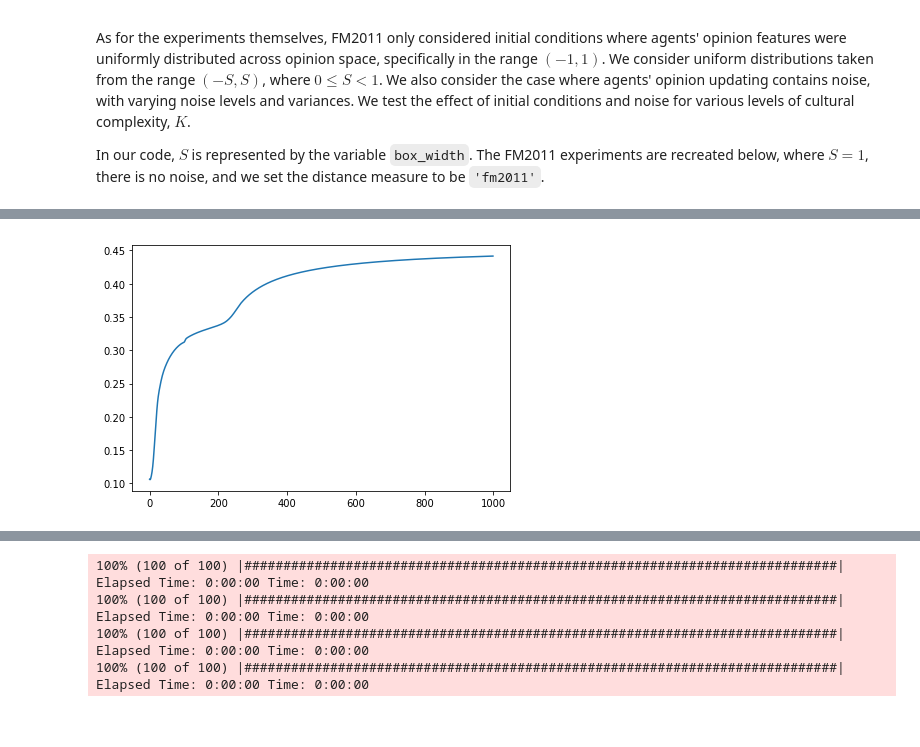
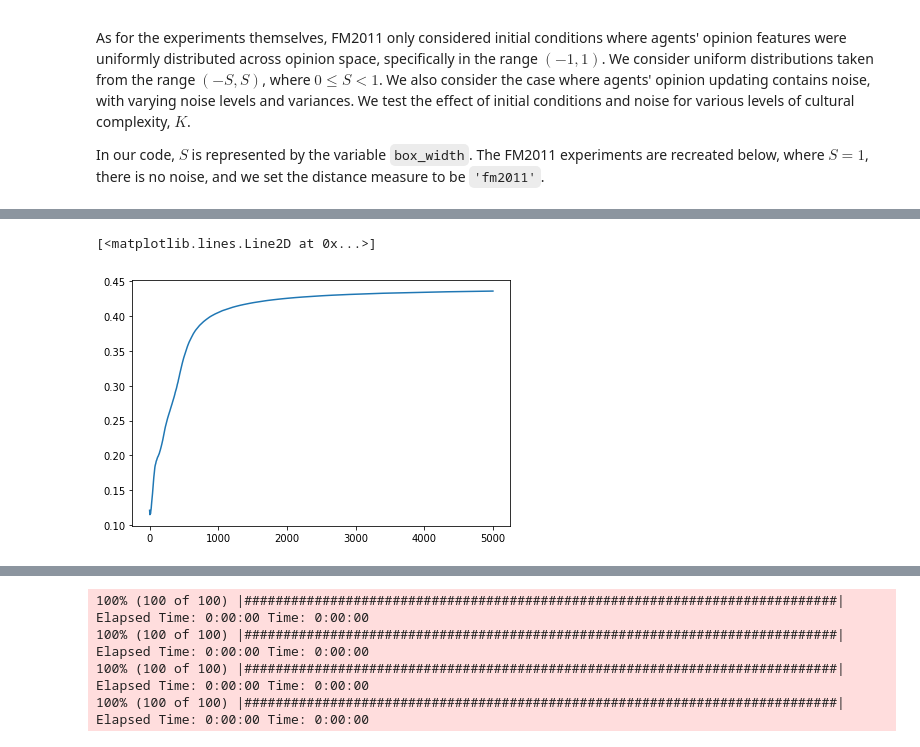
Before and after one commit to mt-digital/polarization, a Jupyter notebook: Experiment Examples.ipynb, the cells around one changed output, grey strips where cells are left out. Drawn from its saved outputs; the diff is of its cells as text; code cells hidden in the pictures.

```diff
--- a/Experiment Examples.ipynb
+++ b/Experiment Examples.ipynb
@@ -25,11 +25,11 @@ n_per_cave = 5
 
 # Set up experiment.
 experiment = BoxedCavesExperiment(
-    n_caves, n_per_cave, S, K=K, rewire_prob=0.1
+    n_caves, n_per_cave, S, K=K, rewire_prob=0.2
 )
 # experiment.setup(add_cxn_prob=0.01)
 # Iterate 1000 times. Polarization is saved for each iteration.
-experiment.iterate(1000, noise_level=noise_level)
+experiment.iterate(5000, noise_level=noise_level)
 
 h = experiment.history['polarization']
 t = [el[0] for el in h]
@@ -41 +41,2 @@ plt.plot(t, polarization)
+[<matplotlib.lines.Line2D at 0x...>]
-[figure, old version]
+[figure, new version]
```
Also changed, not shown: parts of 2 cells of this notebook, 3 other files.
